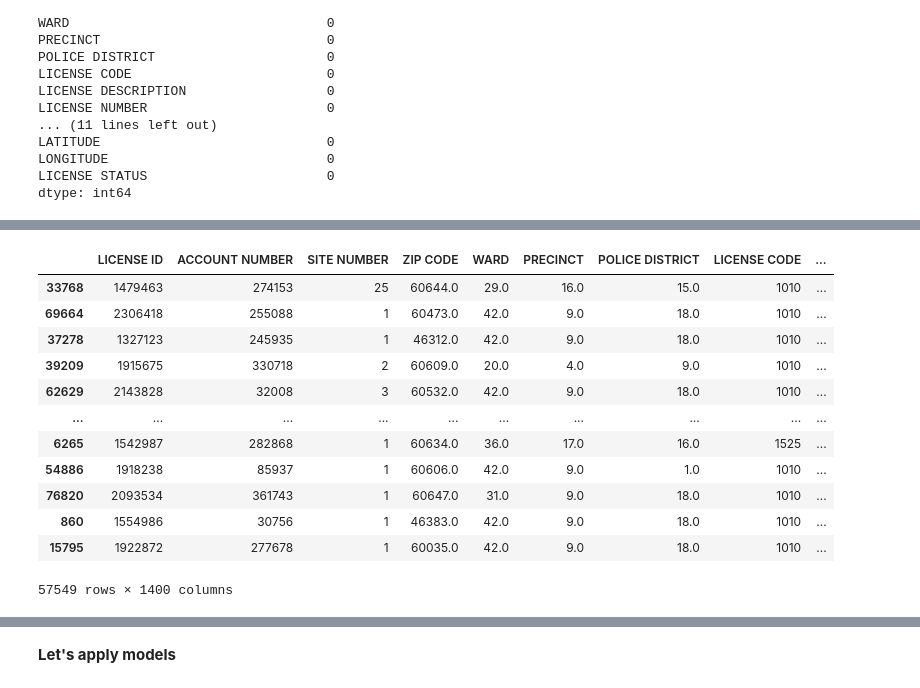
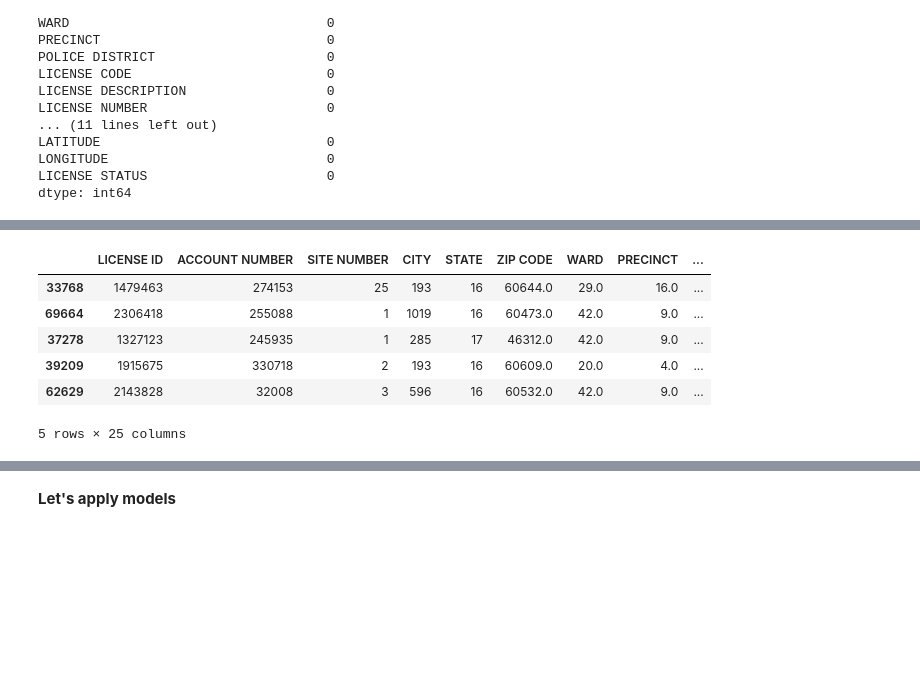
Before and after one commit to sudama-Inc/Predict-the-Business-License-Status, a Jupyter notebook: predictBusinessLicenseStatus.ipynb, the cells around one changed output, grey strips where cells are left out. Cells and saved outputs as stored; diff of their text form; code cells hidden in the pictures; blank space fills up the shorter version.

```diff
--- a/predictBusinessLicenseStatus.ipynb
+++ b/predictBusinessLicenseStatus.ipynb
@@ -368,0 +353,13 @@ X=df.drop(['APPLICATION CREATED DATE', 'APPLICATION REQUIREMENTS COMPLETE','PAYM
+# %%
+from sklearn.preprocessing import LabelEncoder
+encoder = LabelEncoder()
+
+df["CITY"] = encoder.fit_transform(df["CITY"])
+df["STATE"] = encoder.fit_transform(df["STATE"])
+df["APPLICATION TYPE"] = encoder.fit_transform(df["APPLICATION TYPE"])
+df["LICENSE DESCRIPTION"] = encoder.fit_transform(df["LICENSE DESCRIPTION"])
+df["CONDITIONAL APPROVAL"] = encoder.fit_transform(df["CONDITIONAL APPROVAL"])
+# %%
+##HAndling categorical feature CONDITIONAL APPROVAL
+df['LICENSE STATUS'] = df['LICENSE STATUS'].map({'AAI':0,'AAC':1, 'REV':2, 'REA':3, 'INQ':4})
+df.head()
@@ -369,2 +394,2 @@ X=df.drop(['APPLICATION CREATED DATE', 'APPLICATION REQUIREMENTS COMPLETE','PAYM
 # %%
-X=df.drop(['LICENSE STATUS_AAI','LICENSE STATUS_INQ', 'LICENSE STATUS_REA', 'LICENSE STATUS_REV'], axis = 1)
+X = df.drop(['LICENSE STATUS'], axis = 1)
@@ -403,3 +400,5 @@ y
+# %%
+y=df['LICENSE STATUS']
 # %%
 y.shape
 # %% [output]
@@ -408,21 +407,15 @@ y.shape
 from sklearn.model_selection import train_test_split
 X_train, X_test, y_train, y_test = train_test_split(X, y, test_size=0.33, random_state=42)
 # %%
-X_train
+X_train.head()
 # %% [output]
-|  | LICENSE ID | ACCOUNT NUMBER | SITE NUMBER | ZIP CODE | WARD | PRECINCT | POLICE DISTRICT | LICENSE CODE | ... |
-| 33768 | 1479463 | 274153 | 25 | 60644.0 | 29.0 | 16.0 | 15.0 | 1010 | ... |
-| 69664 | 2306418 | 255088 | 1 | 60473.0 | 42.0 | 9.0 | 18.0 | 1010 | ... |
-| 37278 | 1327123 | 245935 | 1 | 46312.0 | 42.0 | 9.0 | 18.0 | 1010 | ... |
-| 39209 | 1915675 | 330718 | 2 | 60609.0 | 20.0 | 4.0 | 9.0 | 1010 | ... |
-| 62629 | 2143828 | 32008 | 3 | 60532.0 | 42.0 | 9.0 | 18.0 | 1010 | ... |
-| ... | ... | ... | ... | ... | ... | ... | ... | ... | ... |
-| 6265 | 1542987 | 282868 | 1 | 60634.0 | 36.0 | 17.0 | 16.0 | 1525 | ... |
-| 54886 | 1918238 | 85937 | 1 | 60606.0 | 42.0 | 9.0 | 1.0 | 1010 | ... |
-| 76820 | 2093534 | 361743 | 1 | 60647.0 | 31.0 | 9.0 | 18.0 | 1010 | ... |
-| 860 | 1554986 | 30756 | 1 | 46383.0 | 42.0 | 9.0 | 18.0 | 1010 | ... |
-| 15795 | 1922872 | 277678 | 1 | 60035.0 | 42.0 | 9.0 | 18.0 | 1010 | ... |
+|  | LICENSE ID | ACCOUNT NUMBER | SITE NUMBER | CITY | STATE | ZIP CODE | WARD | PRECINCT | ... |
+| 33768 | 1479463 | 274153 | 25 | 193 | 16 | 60644.0 | 29.0 | 16.0 | ... |
+| 69664 | 2306418 | 255088 | 1 | 1019 | 16 | 60473.0 | 42.0 | 9.0 | ... |
+| 37278 | 1327123 | 245935 | 1 | 285 | 17 | 46312.0 | 42.0 | 9.0 | ... |
+| 39209 | 1915675 | 330718 | 2 | 193 | 16 | 60609.0 | 20.0 | 4.0 | ... |
+| 62629 | 2143828 | 32008 | 3 | 596 | 16 | 60532.0 | 42.0 | 9.0 | ... |
-57549 rows × 1400 columns
+5 rows × 25 columns
 # %%
 print(X_train.shape)
 print()
```
Also changed, not shown: parts of 76 cells of this notebook.
